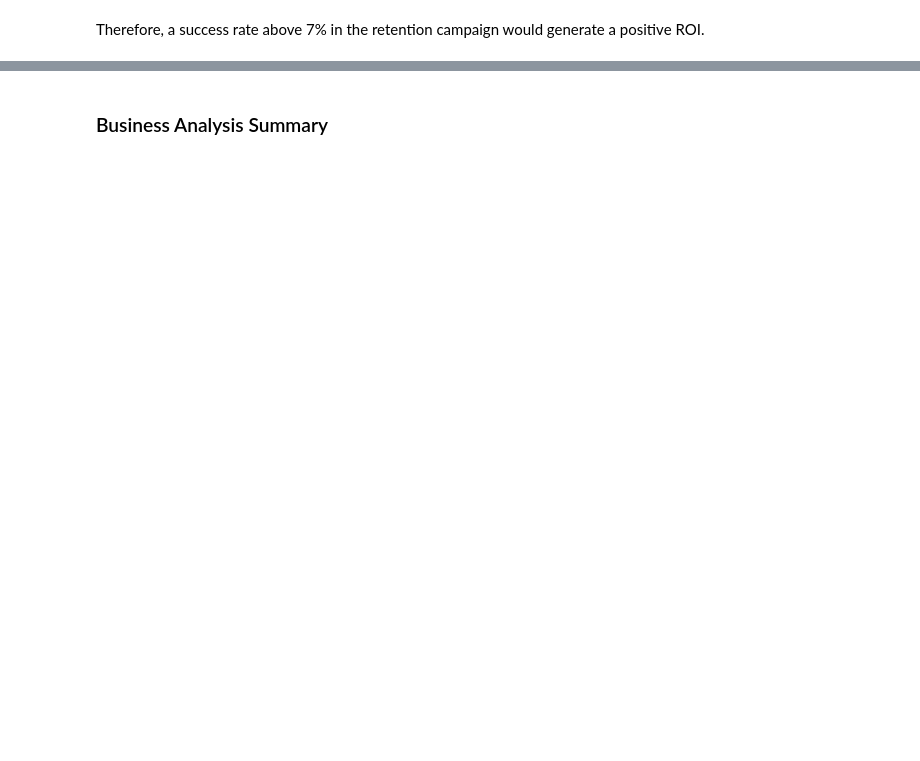
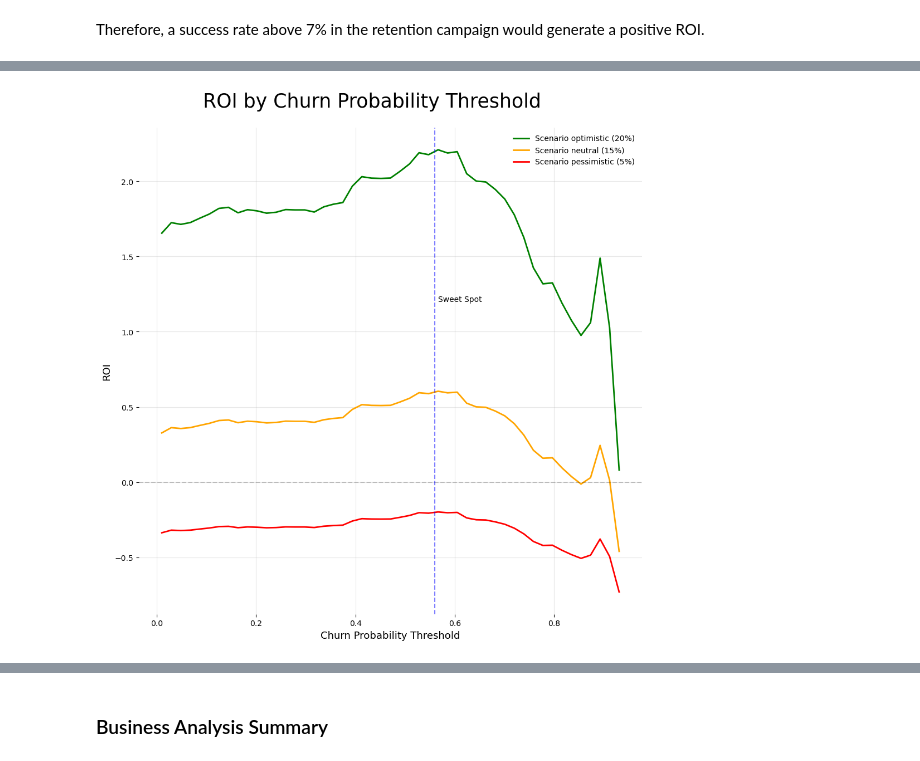
Before and after one commit to gabarosky/Telcochurn, a Jupyter notebook: notebooks/churn.ipynb, the cells around one changed output, grey strips where cells are left out. Saved outputs shown, nothing was run; the diff lists cells and outputs as text; code cells hidden in the pictures; blank space fills up the shorter version.

```diff
--- a/notebooks/churn.ipynb
+++ b/notebooks/churn.ipynb
@@ -1112,0 +1196,14 @@ Given this substantial amount, we evaluate two potential retention strategies fo
+# %%
+churn_mask = df_results['prob']>0.5 # select clients tagged as churn
+customers_ch = churn_mask.sum()  # count
+churn_rate_ch = df.loc[df_results[churn_mask].index, 'Churn'].mean() # churn rate in the set of tagged as churn
+churners = df.loc[df_results[churn_mask].index, 'Churn'].sum() # churn clients in the set of tagged as churn
+
+CLV_ch = (df.loc[df_results[churn_mask].index, 'MonthlyCharges'].mean()
+              *df.loc[df_results[churn_mask].index, 'tenure'].mean()
+              *M)
+
+
+revenue_at_risk = churners * CLV_ch
+print(f"CLV: {CLV_ch:,.0f} USD")
+print(f"Revenue at risk: {revenue_at_risk:,.0f} USD")
@@ -1373,0 +1468,73 @@ Therefore, a success rate above 7% in the retention campaign would generate a po
+# %%
+def simulate_roi_by_threshold(df, df_results, cost_per_customer, scenarios, M=0):
+    """
+    Plot ROI curves by threshold
+    df: original dataframe
+    df_results: dataframe with 'prob', churn probability for the test set.
+    cost_per_customer: campaign cost per customer
+    scenarios: dict with scenarios and their probability of success for the campaign
+    M: gross margin
+    """
+    thresholds = np.linspace(0.01, 0.95, 50)
+
+    # dict of roi curves
+    roi_curves = {name: [] for name in scenarios.keys()}
+    valid_thresholds = []
+
+    for u in thresholds:
+        churn_mask = df_results['prob'] > u
+        indices = df_results[churn_mask].index
+
+        # skip threshold without clients
+        if len(indices) < 1:
+            continue
+
+        valid_thresholds.append(u)
+
+        # extract data for threshold u
+        customers = churn_mask.sum()
+        actual_churn_rate = df.loc[indices, 'Churn'].mean()
+        clv_avg = (df.loc[indices, 'MonthlyCharges'].mean() * df.loc[indices, 'tenure'].mean() * M)
+
+        total_cost = customers * cost_per_customer
+
+        # Calculate ROI for each scenario and threshold u
+        for name, eff in scenarios.items():
+            retained = customers * actual_churn_rate * eff
+            net_benefit = (retained * clv_avg) - total_cost
+            roi = net_benefit / total_cost if total_cost > 0 else 0
+            roi_curves[name].append(roi)
+
+    # plot
+    fig = plt.figure(figsize=(10, 10))
+    color_list = ['green', 'orange', 'red']
+    for i, (name, rois) in enumerate(roi_curves.items()):
+        plt.plot(valid_thresholds, rois, label=f'Scenario {name}', linewidth=2,color =color_list[i])
+
+
+    fig.suptitle('ROI by Churn Probability Threshold',  y=1)
+    plt.xlabel('Churn Probability Threshold')
+    plt.ylabel('ROI')
+    plt.legend(frameon=False)
+    plt.axhline(0, color='black', linestyle='--',alpha=0.2)
+    plt.grid(False)
+    plt.grid(True, alpha=0.3)
+    plt.axvline(x=0.56, color='blue', linestyle='--', alpha=0.5, label='Optimal threshold')
+    plt.annotate('Sweet Spot', xy=(0.61, 1.2), ha='center')
+    ax = plt.gca()
+    ax.spines['bottom'].set_visible(False)
+    ax.spines['top'].set_visible(False)
+    ax.spines['left'].set_visible(False)
+    ax.spines['right'].set_visible(False)
+    plt.show()
+    return
+# --- Ejecución ---
+mis_escenarios = {
+    'optimistic (20%)': 0.20,
+    'neutral (15%)': 0.1,
+    'pessimistic (5%)': 0.05
+}
+
+simulate_roi_by_threshold(df, df_results, cost_per_customer=20, scenarios=mis_escenarios, M=0.5)
+# %% [output]
+[figure, added]
```
Also changed, not shown: parts of 53 cells of this notebook, 1 other file.
